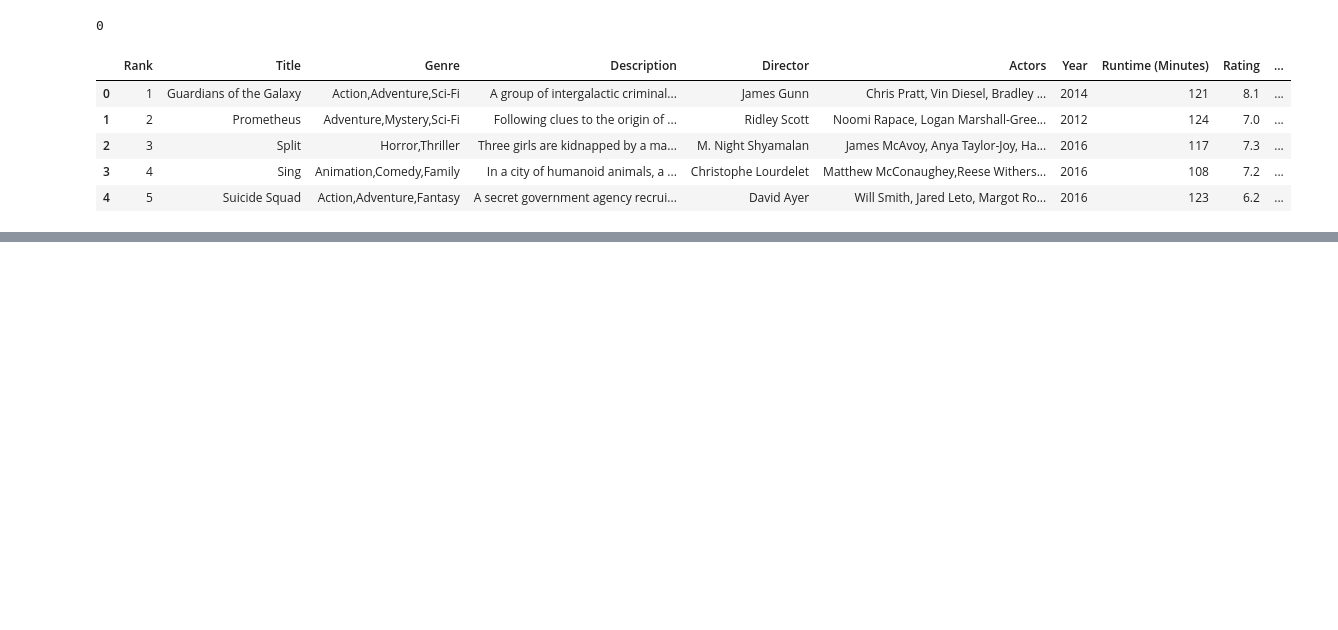
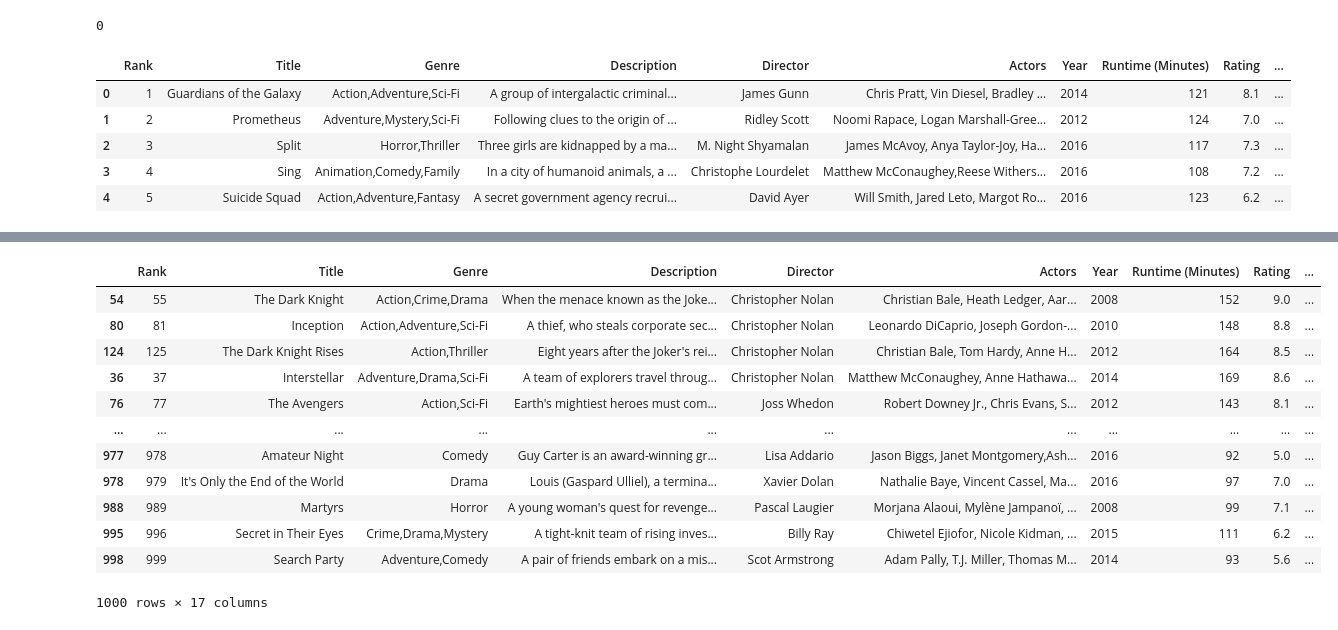
Before and after one commit to potacho/pandas_apply_lambda, a Jupyter notebook: notebooks/your_code_here.ipynb, the cells around one changed output, grey strips where cells are left out. Drawn from its saved outputs; the diff is of its cells as text; code cells hidden in the pictures; blank space fills up the shorter version.

```diff
--- a/notebooks/your_code_here.ipynb
+++ b/notebooks/your_code_here.ipynb
@@ -130,0 +210,16 @@ df.head()
+# %%
+df.sort_values(by = 'Fantasy_Rank', ascending = False)
+# %% [output]
+|  | Rank | Title | Genre | Description | Director | Actors | Year | Runtime (Minutes) | Rating | ... |
+| 54 | 55 | The Dark Knight | Action,Crime,Drama | When the menace known as the Joke... | Christopher Nolan | Christian Bale, Heath Ledger, Aar... | 2008 | 152 | 9.0 | ... |
+| 80 | 81 | Inception | Action,Adventure,Sci-Fi | A thief, who steals corporate sec... | Christopher Nolan | Leonardo DiCaprio, Joseph Gordon-... | 2010 | 148 | 8.8 | ... |
+| 124 | 125 | The Dark Knight Rises | Action,Thriller | Eight years after the Joker's rei... | Christopher Nolan | Christian Bale, Tom Hardy, Anne H... | 2012 | 164 | 8.5 | ... |
+| 36 | 37 | Interstellar | Adventure,Drama,Sci-Fi | A team of explorers travel throug... | Christopher Nolan | Matthew McConaughey, Anne Hathawa... | 2014 | 169 | 8.6 | ... |
+| 76 | 77 | The Avengers | Action,Sci-Fi | Earth's mightiest heroes must com... | Joss Whedon | Robert Downey Jr., Chris Evans, S... | 2012 | 143 | 8.1 | ... |
+| ... | ... | ... | ... | ... | ... | ... | ... | ... | ... | ... |
+| 977 | 978 | Amateur Night | Comedy | Guy Carter is an award-winning gr... | Lisa Addario | Jason Biggs, Janet Montgomery,Ash... | 2016 | 92 | 5.0 | ... |
+| 978 | 979 | It's Only the End of the World | Drama | Louis (Gaspard Ulliel), a termina... | Xavier Dolan | Nathalie Baye, Vincent Cassel, Ma... | 2016 | 97 | 7.0 | ... |
+| 988 | 989 | Martyrs | Horror | A young woman's quest for revenge... | Pascal Laugier | Morjana Alaoui, Mylène Jampanoï, ... | 2008 | 99 | 7.1 | ... |
+| 995 | 996 | Secret in Their Eyes | Crime,Drama,Mystery | A tight-knit team of rising inves... | Billy Ray | Chiwetel Ejiofor, Nicole Kidman, ... | 2015 | 111 | 6.2 | ... |
+| 998 | 999 | Search Party | Adventure,Comedy | A pair of friends embark on a mis... | Scot Armstrong | Adam Pally, T.J. Miller, Thomas M... | 2014 | 93 | 5.6 | ... |
+1000 rows × 17 columns
```
Also changed, not shown: parts of 16 cells of this notebook.
